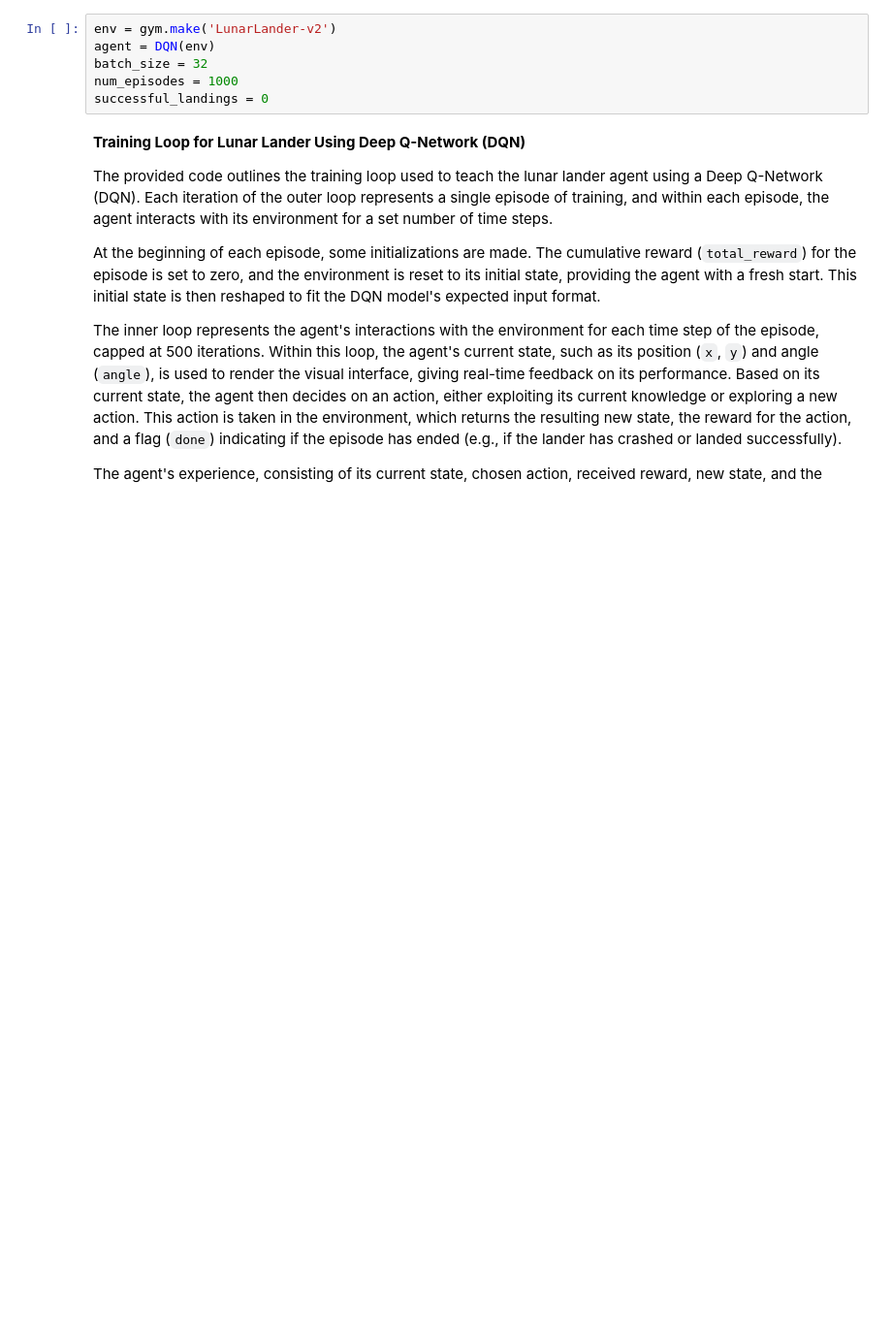
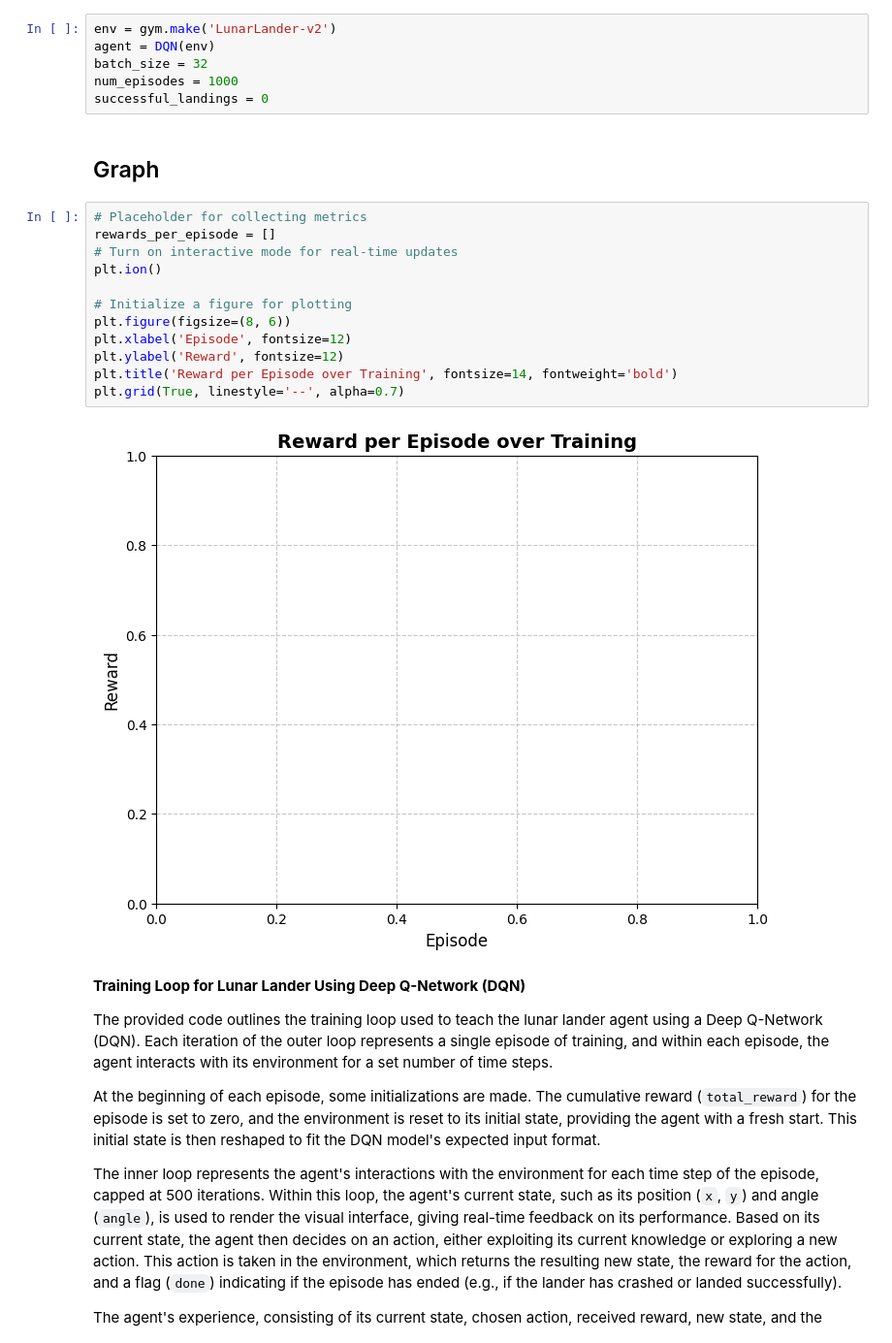
Before and after one commit to William-Laverty/ML-Portfolio, a Jupyter notebook: Reinforced Learning/LunarLander_Predictor.ipynb, the cells around one changed output. Shown at 97% size. Cells and saved outputs as stored; diff of their text form; blank space fills up the shorter version.

Commit message:
Graph Visulisation

```diff
--- a/Reinforced Learning/LunarLander_Predictor.ipynb
+++ b/Reinforced Learning/LunarLander_Predictor.ipynb
@@ -199,6 +203,22 @@ agent = DQN(env)
 batch_size = 32
 num_episodes = 1000
 successful_landings = 0
+# %% [markdown]
+## Graph
+# %%
+# Placeholder for collecting metrics
+rewards_per_episode = []
+# Turn on interactive mode for real-time updates
+plt.ion()
+
+# Initialize a figure for plotting
+plt.figure(figsize=(8, 6))
+plt.xlabel('Episode', fontsize=12)
+plt.ylabel('Reward', fontsize=12)
+plt.title('Reward per Episode over Training', fontsize=14, fontweight='bold')
+plt.grid(True, linestyle='--', alpha=0.7)
+# %% [output]
+[figure, added]
 # %% [markdown]
 **Training Loop for Lunar Lander Using Deep Q-Network (DQN)**
 
```
Also changed, not shown: parts of 3 cells of this notebook.
